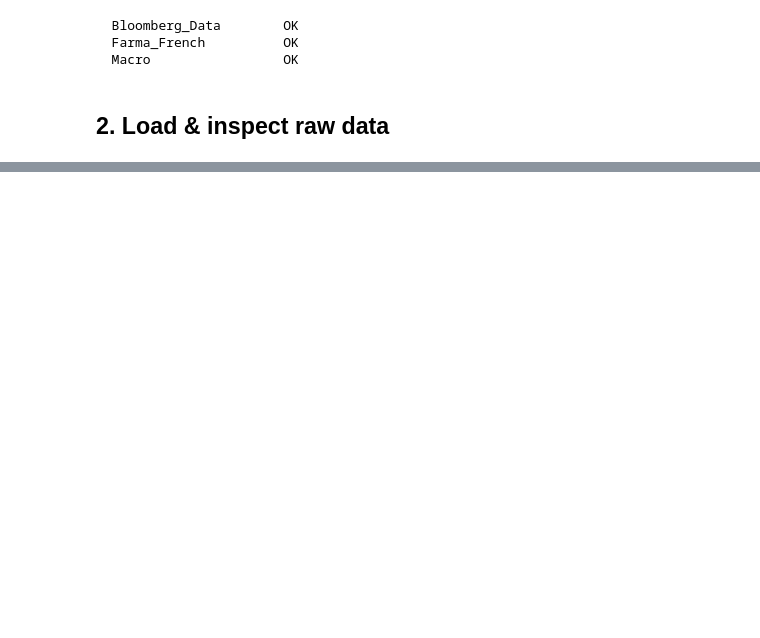
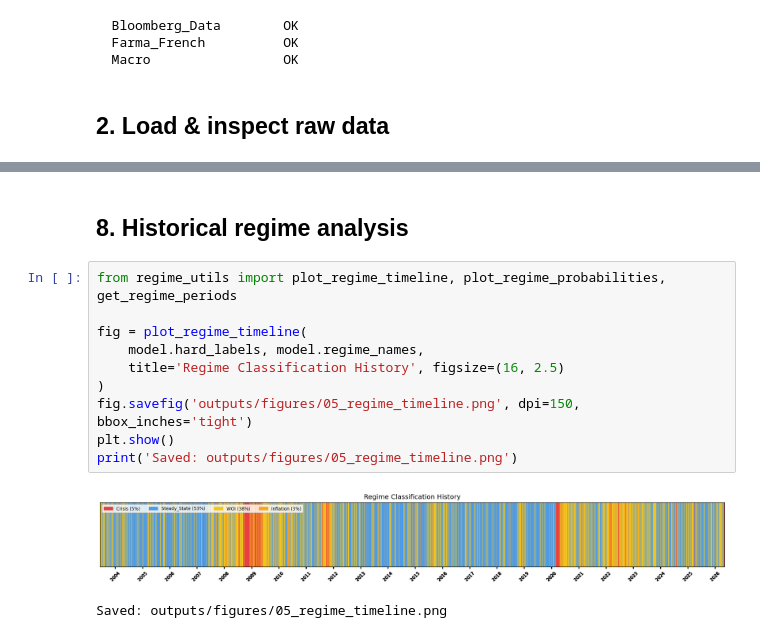
Before and after one commit to htoomtnaing/RegimeModelling, a Jupyter notebook: regime_analysis.ipynb, the cells around one changed output, grey strips where cells are left out. Saved outputs shown, nothing was run; the diff lists cells and outputs as text; blank space fills up the shorter version.

```diff
--- a/regime_analysis.ipynb
+++ b/regime_analysis.ipynb
@@ -384,0 +391,15 @@ print('Outputs saved to outputs/')
+# %% [markdown]
+## 8. Historical regime analysis
+# %%
+from regime_utils import plot_regime_timeline, plot_regime_probabilities, get_regime_periods
+
+fig = plot_regime_timeline(
+    model.hard_labels, model.regime_names,
+    title='Regime Classification History', figsize=(16, 2.5)
+)
+fig.savefig('outputs/figures/05_regime_timeline.png', dpi=150, bbox_inches='tight')
+plt.show()
+print('Saved: outputs/figures/05_regime_timeline.png')
+# %% [output]
+[figure, added]
+Saved: outputs/figures/05_regime_timeline.png
```
Also changed, not shown: parts of 67 cells of this notebook, 24 other files.
